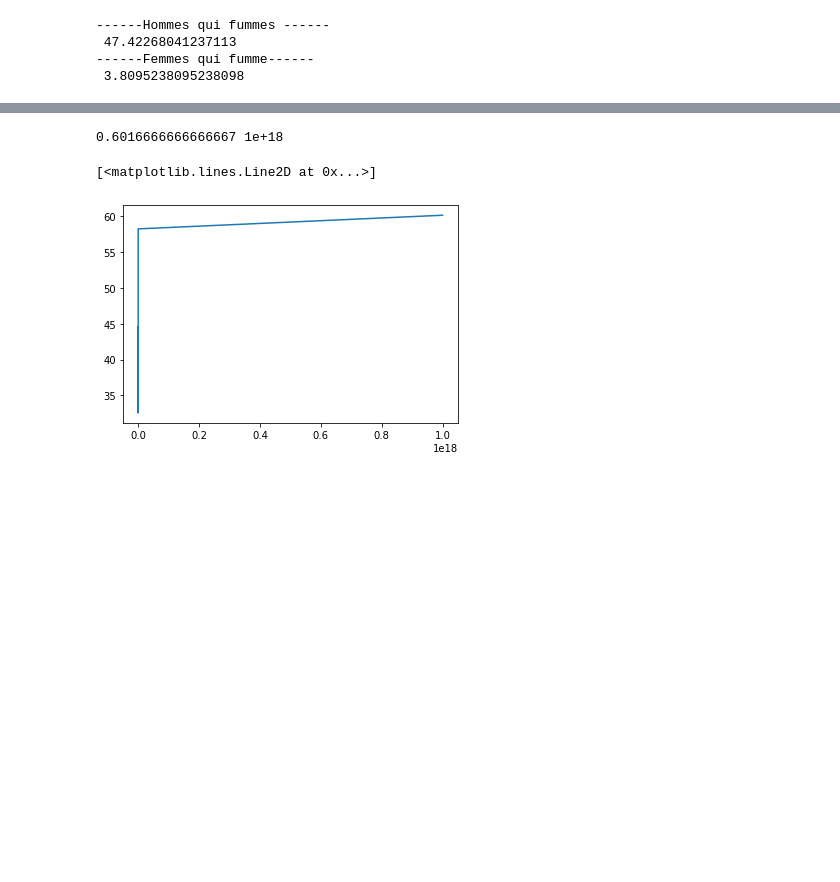
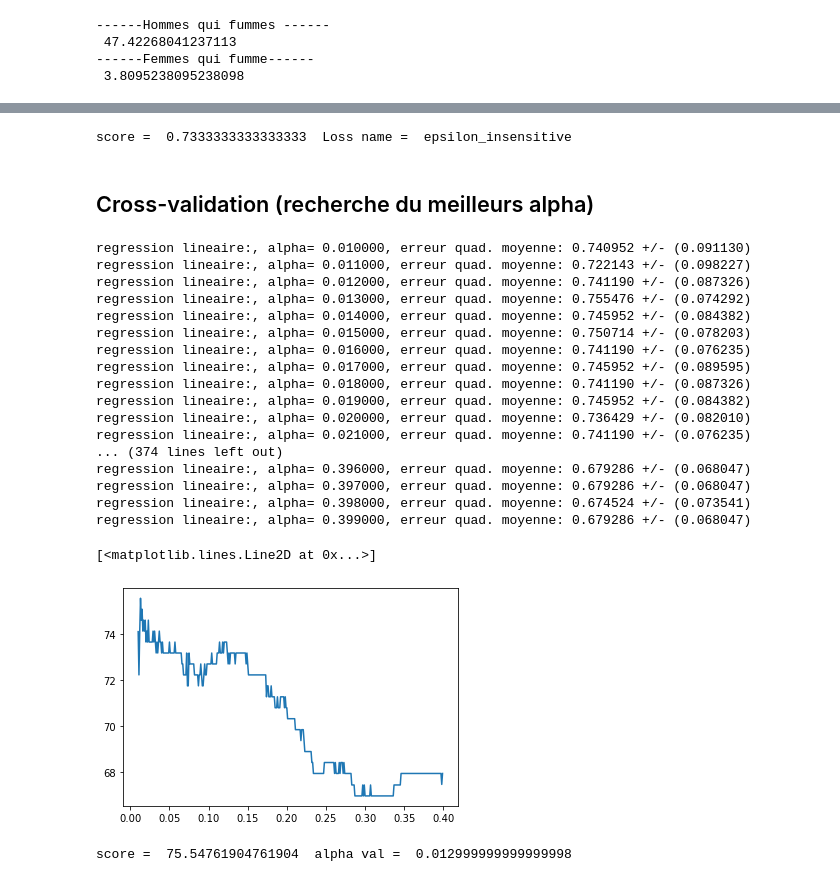
Before and after one commit to ragnvr/IAS_heart_failure, a Jupyter notebook: heart_failure.ipynb, the cells around one changed output, grey strips where cells are left out. Saved outputs shown, nothing was run; the diff lists cells and outputs as text; code cells hidden in the pictures; blank space fills up the shorter version.

Commit message:
standardisation , loss et alpha

```diff
--- a/heart_failure.ipynb
+++ b/heart_failure.ipynb
@@ -340,0 +437,7 @@ monScoring = 'neg_mean_squared_error' # (RMS=Root Mean Squared)
+# %%
+scoreMaxi_index = score_model.index(max(score_model))
+lossWithMaxScore = loss_name[scoreMaxi_index]
+scoreMaxi = max(score_model)
+print("score = ", scoreMaxi,  " Loss name = ", lossWithMaxScore)
+# %% [output]
+score =  0.7333333333333333  Loss name =  epsilon_insensitive
@@ -341,22 +446,51 @@ monScoring = 'neg_mean_squared_error' # (RMS=Root Mean Squared)
+# %% [markdown]
+<h2>Cross-validation (recherche du meilleurs alpha) </h2>
+# %%
+monScoring = 'accuracy'  #metrique de score classification
 # %%
 score_cv_l = []
-alpha_values = np.logspace(-5,18, num=7)
+alphaVal=[]
+#alpha_values = np.logspace(-7,1, num=15)
 
-#alpha_values = np.arange(0.1,15,1)
-max_val=0
+alpha_values = np.arange(0.01,0.4,0.001)
 for alpha_l in alpha_values:
-    model_cv=  SGDClassifier(penalty='l2', alpha=alpha_l ,random_state=0, loss='log')
+    #print("Alpha = ", alpha_l)
+    model_cv=  SGDClassifier(penalty='l2', alpha=alpha_l , random_state=5 ,loss='hinge')
     kfold = KFold(n_splits=10)
     cv_results = cross_val_score(model_cv, x_train, y_train, cv=kfold, scoring=monScoring)
-    msg = "%s %f, erreur quad. moyenne: %f +/- (%f)" % ("regression lineaire:, alpha=",alpha_l, -cv_results.mean(), cv_results.std())
-   # print(msg)
-    score_cv_l.append((-cv_results.mean())*100)
-    if( -cv_results.mean() > max_val):
-        max_val= -cv_results.mean()
-        alpha_max= alpha_l
-print(max_val, alpha_l)
-plt.plot(alpha_values,score_cv_l)
+    msg = "%s %f, erreur quad. moyenne: %f +/- (%f)" % ("regression lineaire:, alpha=",alpha_l, cv_results.mean(), cv_results.std())
+
+    print(msg)
+    score_cv_l.append((cv_results.mean())*100)
+    alphaVal.append(alpha_l)
 # %% [output]
-0.6016666666666667 1e+18
+regression lineaire:, alpha= 0.010000, erreur quad. moyenne: 0.740952 +/- (0.091130)
+regression lineaire:, alpha= 0.011000, erreur quad. moyenne: 0.722143 +/- (0.098227)
+regression lineaire:, alpha= 0.012000, erreur quad. moyenne: 0.741190 +/- (0.087326)
+regression lineaire:, alpha= 0.013000, erreur quad. moyenne: 0.755476 +/- (0.074292)
+regression lineaire:, alpha= 0.014000, erreur quad. moyenne: 0.745952 +/- (0.084382)
+regression lineaire:, alpha= 0.015000, erreur quad. moyenne: 0.750714 +/- (0.078203)
+regression lineaire:, alpha= 0.016000, erreur quad. moyenne: 0.741190 +/- (0.076235)
+regression lineaire:, alpha= 0.017000, erreur quad. moyenne: 0.745952 +/- (0.089595)
+regression lineaire:, alpha= 0.018000, erreur quad. moyenne: 0.741190 +/- (0.087326)
+regression lineaire:, alpha= 0.019000, erreur quad. moyenne: 0.745952 +/- (0.084382)
+regression lineaire:, alpha= 0.020000, erreur quad. moyenne: 0.736429 +/- (0.082010)
+regression lineaire:, alpha= 0.021000, erreur quad. moyenne: 0.741190 +/- (0.076235)
+... (374 lines left out)
+regression lineaire:, alpha= 0.396000, erreur quad. moyenne: 0.679286 +/- (0.068047)
+regression lineaire:, alpha= 0.397000, erreur quad. moyenne: 0.679286 +/- (0.068047)
+regression lineaire:, alpha= 0.398000, erreur quad. moyenne: 0.674524 +/- (0.073541)
+regression lineaire:, alpha= 0.399000, erreur quad. moyenne: 0.679286 +/- (0.068047)
-[<matplotlib.lines.Line2D at 0x...>]
-[figure, removed]
+# %%
+#plt.figure(1, figsize=(8, 8))
+plt.plot(alphaVal,score_cv_l)
+# %% [output]
+[<matplotlib.lines.Line2D at 0x...>]
+[figure, added]
+# %%
+score_v2 = score_cv_l.index(max(score_cv_l))
+alphaWithMaxScore = alphaVal[score_v2]
+monScoreV2 = max(score_cv_l)
+print("score = ", monScoreV2,  " alpha val = ", alphaWithMaxScore)
+# %% [output]
+score =  75.54761904761904  alpha val =  0.012999999999999998
```
Also changed, not shown: parts of 21 cells of this notebook.
